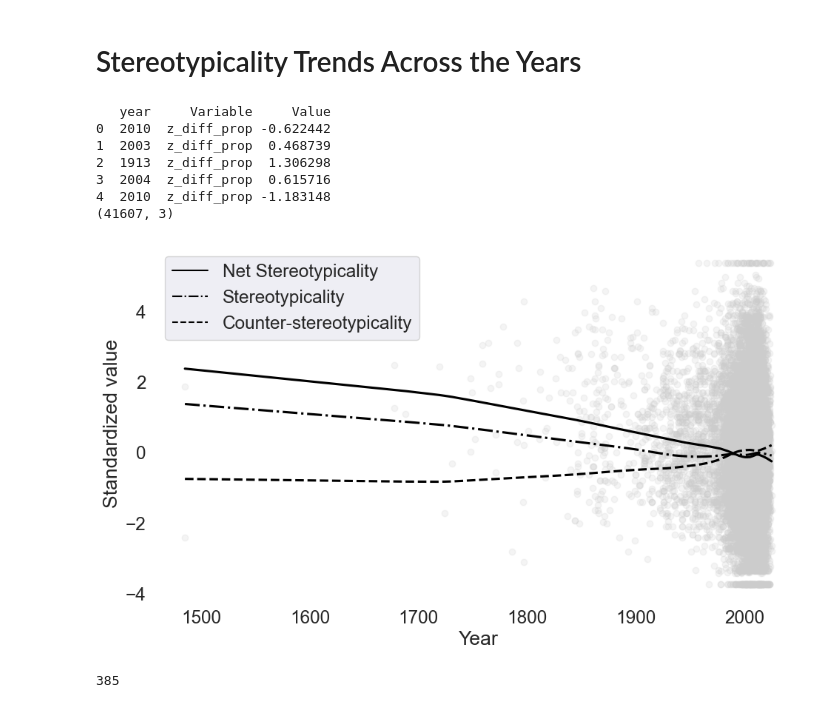
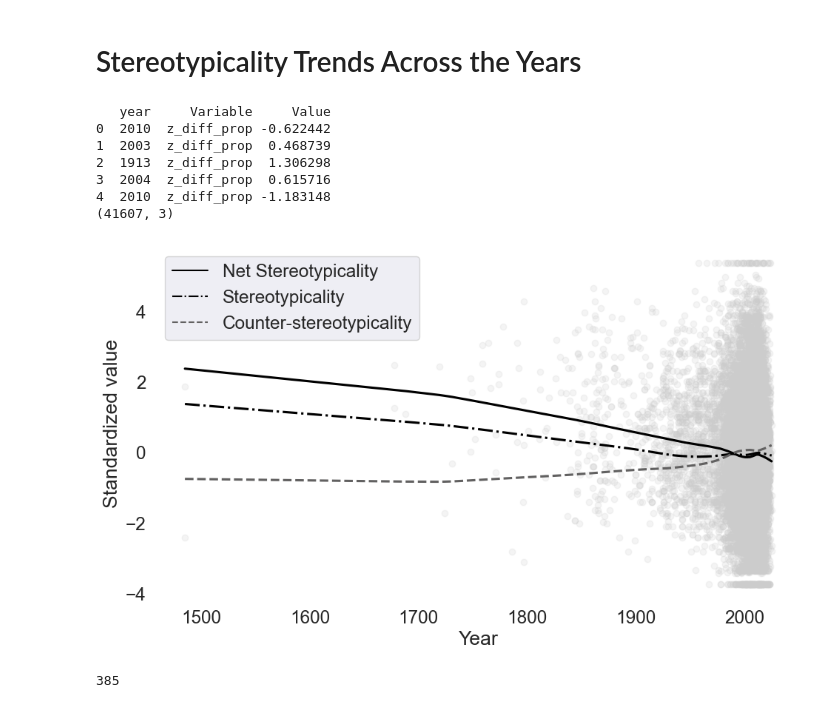
Before and after one commit to hannesrosenbusch/FMC_stereotypicality_and_author_gender, a Jupyter notebook: analysis scripts/4 descriptives.ipynb, the cells around one changed output. Saved outputs shown, nothing was run; the diff lists cells and outputs as text; code cells hidden in the pictures.

```diff
--- a/analysis scripts/4 descriptives.ipynb
+++ b/analysis scripts/4 descriptives.ipynb
@@ -445,36 +447,36 @@ sns.regplot(
 )
 # Anti-Stereotypicality: dashed black line, no scatter
 sns.regplot(
     data=df_long[df_long['Variable'] == 'Anti-Stereotypicality'],
     x='year', y='Value', scatter=False, color='black',
-    lowess=True, line_kws={'color': 'black', 'linestyle': '--'}
+    lowess=True, line_kws={'color': "#626161", 'linestyle': '--'}
 )
 
 # Create custom legend with proper line styles
 from matplotlib.lines import Line2D
 legend_elements = [
     Line2D([0], [0], color='black', linestyle='-', label='Net Stereotypicality'),
     Line2D([0], [0], color='black', linestyle='-.', label='Stereotypicality'),
-    Line2D([0], [0], color='black', linestyle='--', label='Counter-stereotypicality')
+    Line2D([0], [0], color="#626161", linestyle='--', label='Counter-stereotypicality')
 ]
 plt.legend(handles=legend_elements, loc='upper left')
 
 
 plt.xlabel('Year')
 plt.ylabel('Standardized value')
 plt.grid(True)
 plt.tight_layout()
 plt.savefig('../visualizations/Figure 5.png', dpi=300)
 plt.show()
 # %% [output]
    year     Variable     Value
 0  2010  z_diff_prop -0.622442
 1  2003  z_diff_prop  0.468739
 2  1913  z_diff_prop  1.306298
 3  2004  z_diff_prop  0.615716
 4  2010  z_diff_prop -1.183148
 (41607, 3)
-[figure, old version]
+[figure, new version]
 # %%
 # How many books influence the steep downwards trend after 2022?
 print((df['year'] > 2020).sum()) # not that many, keep uncertainty in mind
```
Also changed, not shown: parts of 4 cells of this notebook, 1 other file.
